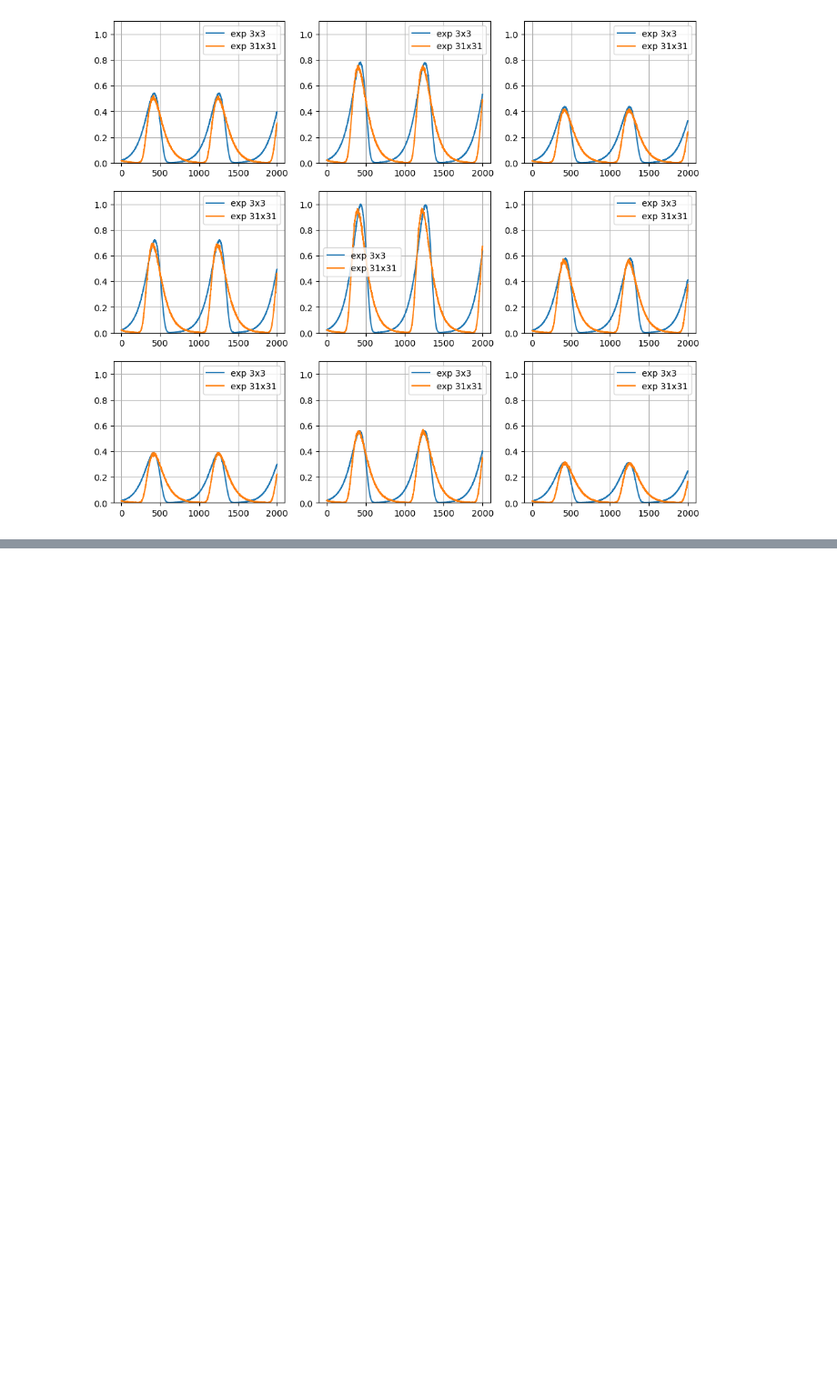
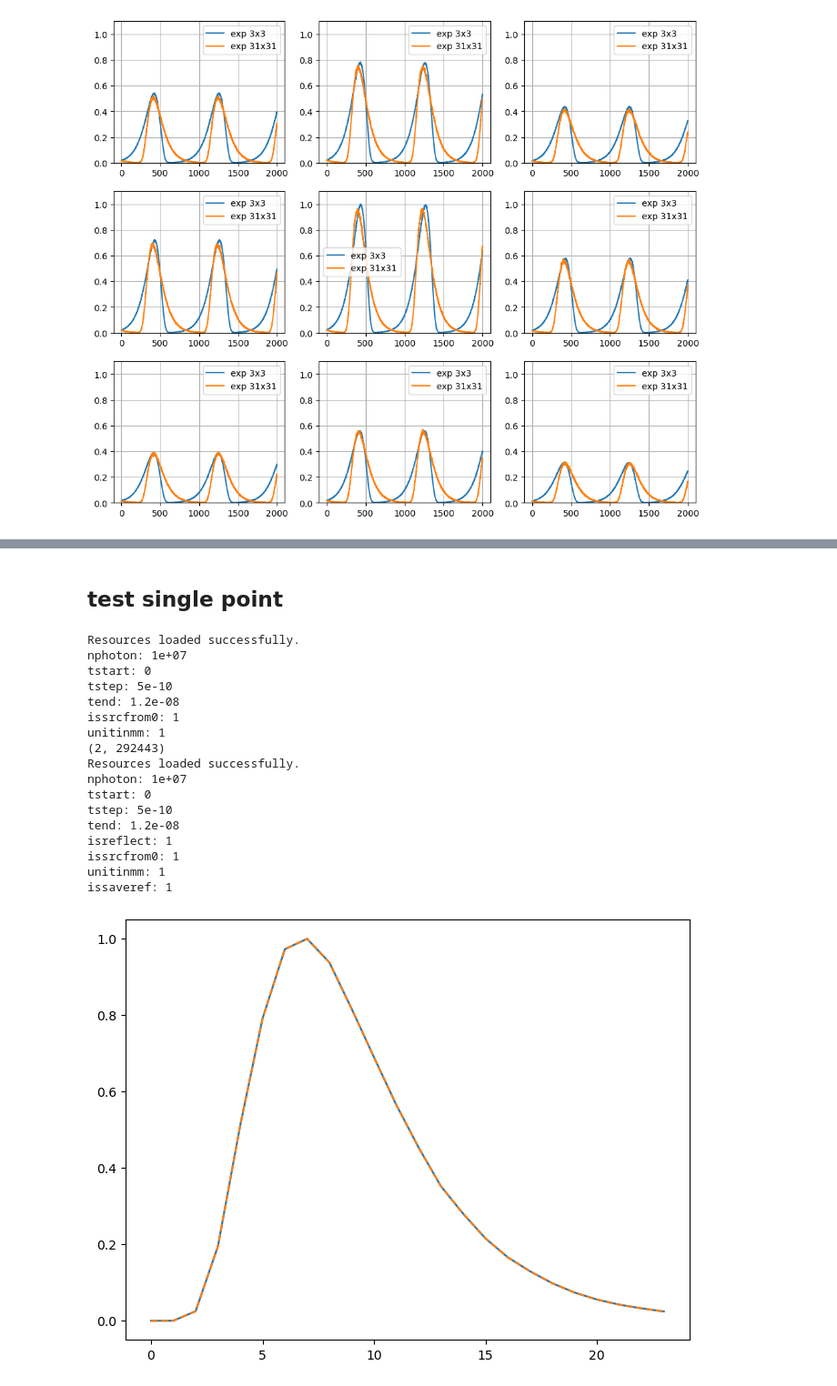
Before and after one commit to Fenrisulfr26/foam_project_pmcx, a Jupyter notebook: pmcx_fitting_sims_ipynb/pmcx_scan_fits_ZW.ipynb, the cells around one changed output, grey strips where cells are left out. Shown at 91% size. Cells and saved outputs as stored; diff of their text form; code cells hidden in the pictures; blank space fills up the shorter version.

```diff
--- a/pmcx_fitting_sims_ipynb/pmcx_scan_fits_ZW.ipynb
+++ b/pmcx_fitting_sims_ipynb/pmcx_scan_fits_ZW.ipynb
@@ -304,0 +658,2 @@ Result saved to sim_MCX_obj_L_mua0.002281_mus1.5046.npy
+# %% [markdown]
+## test single point
@@ -304,0 +872,42 @@ Result saved to sim_MCX_obj_L_mua0.002281_mus1.5046.npy
+# %%
+data_path = r'F:/OneDrive/foam_imaging_project/pmcx_foam/experiment_data/'
+# 2. 实例化
+sim3 = SingleSimulator(data_fold=data_path, unit_mm=1.0)
+sim3.cfg['bc'] = 'rrrrrr000001'
+res3 = sim3.run()
+print(res3['detp'].shape)
+tb,counts = sim3.get_hist_4_detp(res3)
+
+sim4 = SingleSimulator(data_fold=data_path, unit_mm=1.0,foam_size_mm=(250,250,51))
+sim4.cfg['isreflect'] = 1
+sim4.cfg['issaveref'] = 1
+sim4.cfg['vol'][:,:,-1] = 0
+res4 = sim4.run()
+dref_bd = res4['dref'][:, :, 50, :]
+dref_bd_rot = np.rot90(dref_bd, k=1, axes=(0, 1))
+dref_bd_rot = dref_bd_rot.sum((0, 1))
+dref_bd_rot = dref_bd_rot/dref_bd_rot.max()
+
+plt.figure(figsize=(8,6))
+plt.plot(counts/ counts.max())
+plt.plot(dref_bd_rot,'--')
+plt.show()
+# %% [output]
+Resources loaded successfully.
+nphoton: 1e+07
+tstart: 0
+tstep: 5e-10
+tend: 1.2e-08
+issrcfrom0: 1
+unitinmm: 1
+(2, 292443)
+Resources loaded successfully.
+nphoton: 1e+07
+tstart: 0
+tstep: 5e-10
+tend: 1.2e-08
+isreflect: 1
+issrcfrom0: 1
+unitinmm: 1
+issaveref: 1
+[figure, added]
```
Also changed, not shown: parts of 10 cells of this notebook, 9 other files.
